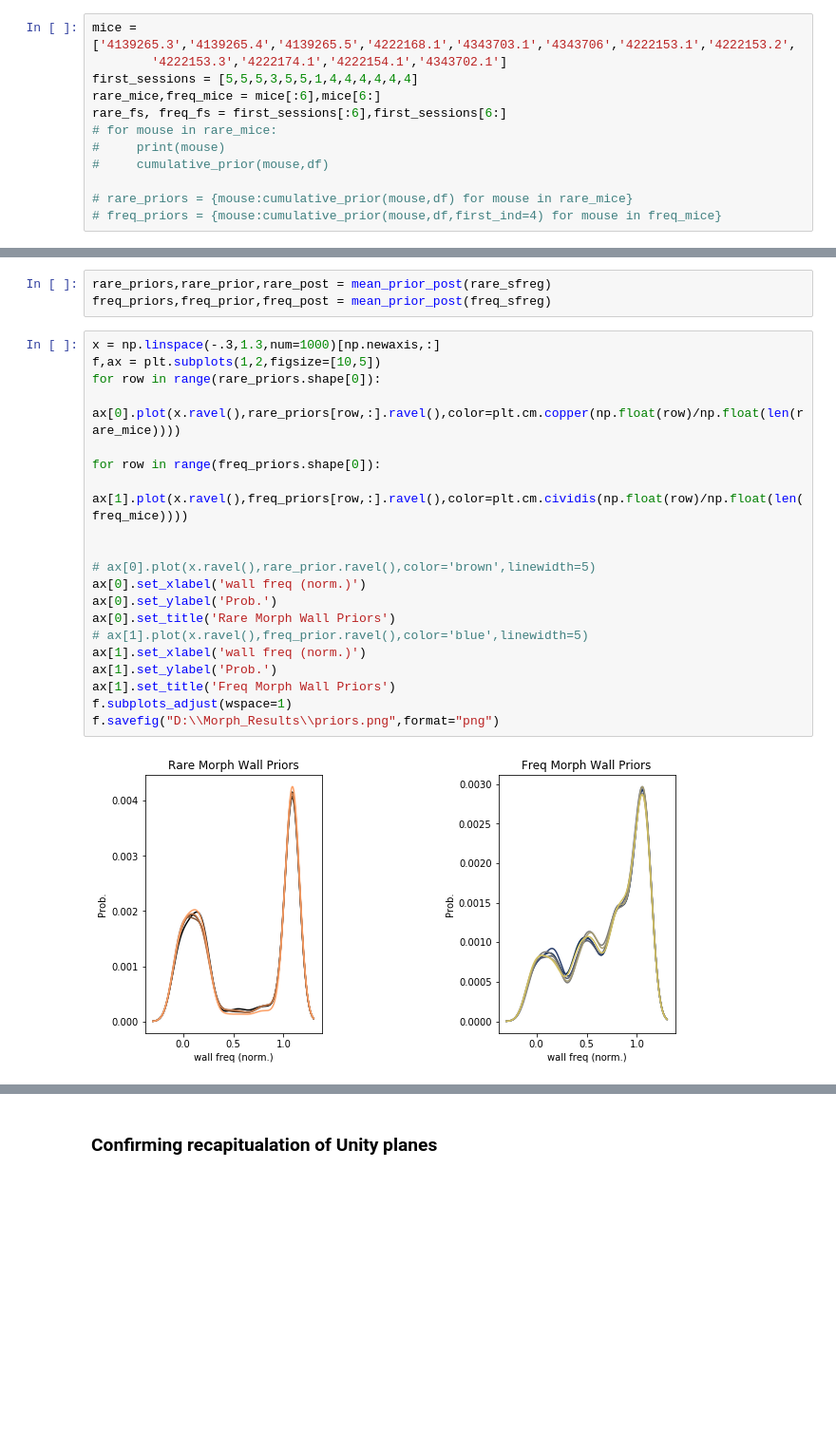
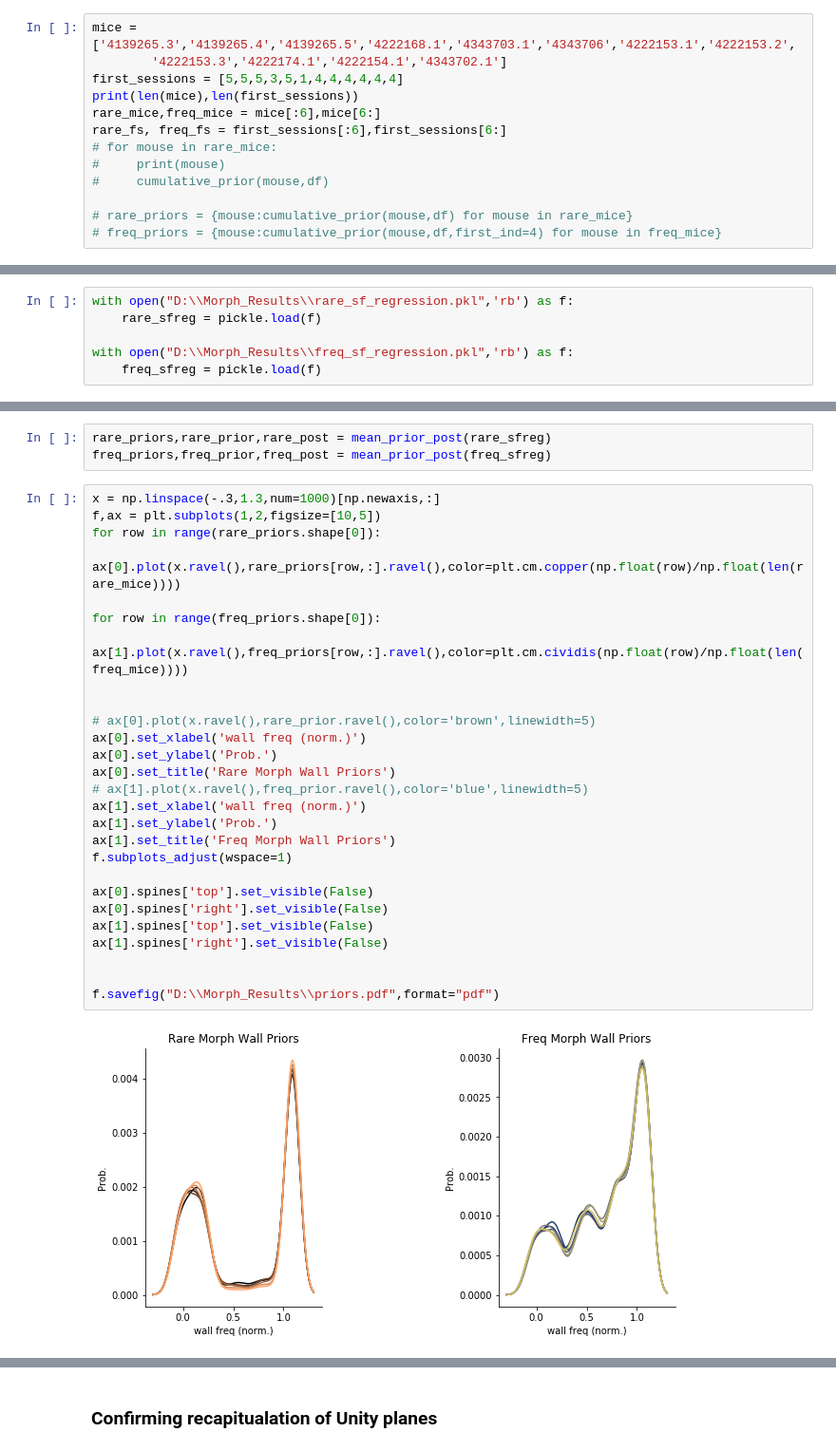
Before and after one commit to GiocomoLab/PlittGiocomo_2021, a Jupyter notebook: Prior4D.ipynb, the cells around one changed output, grey strips where cells are left out. Shown at 95% size. Cells and saved outputs as stored; diff of their text form; blank space fills up the shorter version.

```diff
--- a/Prior4D.ipynb
+++ b/Prior4D.ipynb
@@ -206,7 +206,8 @@ def cumulative_prior(mouse,df,first_ind=5,sigma=.1,x=np.linspace(-.3,1.3,num=100
 # %%
 mice = ['4139265.3','4139265.4','4139265.5','4222168.1','4343703.1','4343706','4222153.1','4222153.2',
         '4222153.3','4222174.1','4222154.1','4343702.1']
-first_sessions = [5,5,5,3,5,5,1,4,4,4,4,4,4]
+first_sessions = [5,5,5,3,5,1,4,4,4,4,4,4]
+print(len(mice),len(first_sessions))
 rare_mice,freq_mice = mice[:6],mice[6:]
 rare_fs, freq_fs = first_sessions[:6],first_sessions[6:]
 # for mouse in rare_mice:
@@ -339,6 +365,12 @@ with open("D:\\Morph_Results\\rare_sf_regression.pkl",'wb') as f:
 
 with open("D:\\Morph_Results\\freq_sf_regression.pkl",'wb') as f:
     pickle.dump(freq_sfreg,f)
+# %%
+with open("D:\\Morph_Results\\rare_sf_regression.pkl",'rb') as f:
+    rare_sfreg = pickle.load(f)
+
+with open("D:\\Morph_Results\\freq_sf_regression.pkl",'rb') as f:
+    freq_sfreg = pickle.load(f)
 # %%
 def mean_prior_post(dict_sfreg,sigma_likelihood=.3,x=np.linspace(-.3,1.3,num=1000)[np.newaxis,:]):
     mice = [mouse for mouse in dict_sfreg.keys()]
@@ -364,22 +396,29 @@ freq_priors,freq_prior,freq_post = mean_prior_post(freq_sfreg)
 # %%
 x = np.linspace(-.3,1.3,num=1000)[np.newaxis,:]
 f,ax = plt.subplots(1,2,figsize=[10,5])
 for row in range(rare_priors.shape[0]):
     ax[0].plot(x.ravel(),rare_priors[row,:].ravel(),color=plt.cm.copper(np.float(row)/np.float(len(rare_mice))))
 
 for row in range(freq_priors.shape[0]):
     ax[1].plot(x.ravel(),freq_priors[row,:].ravel(),color=plt.cm.cividis(np.float(row)/np.float(len(freq_mice))))
 
 
 # ax[0].plot(x.ravel(),rare_prior.ravel(),color='brown',linewidth=5)
 ax[0].set_xlabel('wall freq (norm.)')
 ax[0].set_ylabel('Prob.')
 ax[0].set_title('Rare Morph Wall Priors')
 # ax[1].plot(x.ravel(),freq_prior.ravel(),color='blue',linewidth=5)
 ax[1].set_xlabel('wall freq (norm.)')
 ax[1].set_ylabel('Prob.')
 ax[1].set_title('Freq Morph Wall Priors')
 f.subplots_adjust(wspace=1)
-f.savefig("D:\\Morph_Results\\priors.png",format="png")
+
+ax[0].spines['top'].set_visible(False)
+ax[0].spines['right'].set_visible(False)
+ax[1].spines['top'].set_visible(False)
+ax[1].spines['right'].set_visible(False)
+
+
+f.savefig("D:\\Morph_Results\\priors.pdf",format="pdf")
 # %% [output]
-[figure, old version]
+[figure, new version]
```
Also changed, not shown: parts of 13 cells of this notebook, 1 other file.
